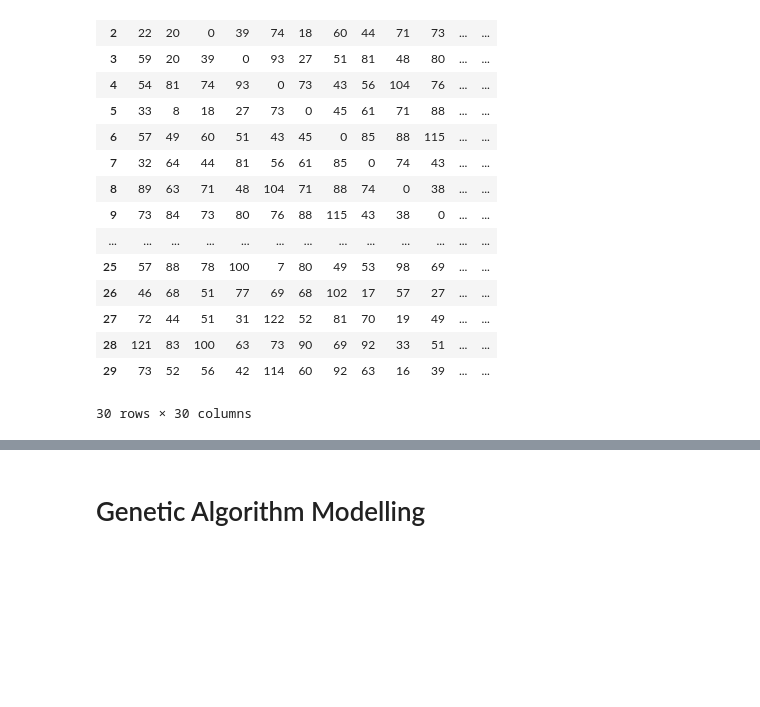
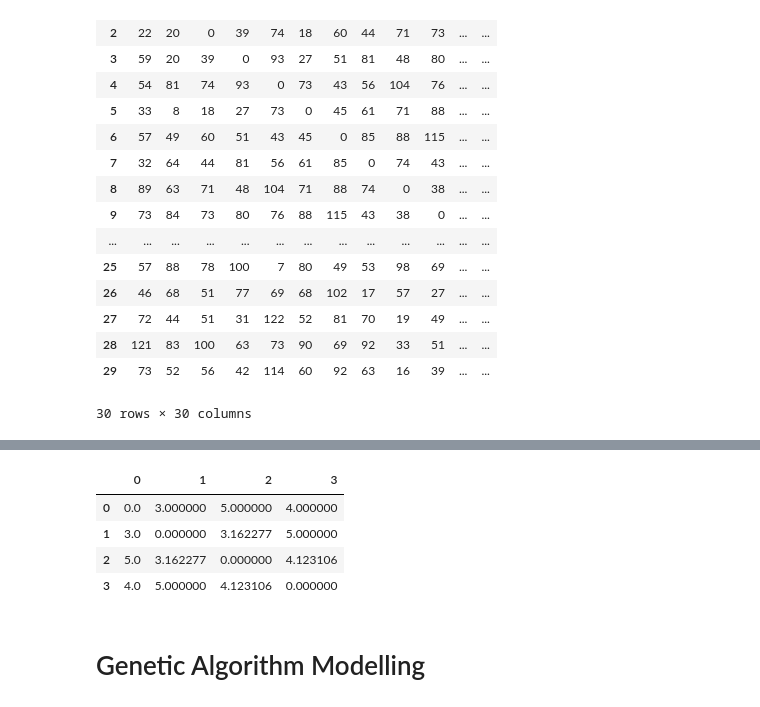
Before and after one commit to satriabimantara/Travelling-Salesman-Problem-Genetic-Algorithm, a Jupyter notebook: Travelling Salesman Problem with Genetic Algorithm.ipynb, the cells around one changed output, grey strips where cells are left out. Saved outputs shown, nothing was run; the diff lists cells and outputs as text; code cells hidden in the pictures; blank space fills up the shorter version.

```diff
--- a/Travelling Salesman Problem with Genetic Algorithm.ipynb
+++ b/Travelling Salesman Problem with Genetic Algorithm.ipynb
@@ -34,3 +55,11 @@ tsp_df
+# %%
+tsp_df_grid04_dist
+# %% [output]
+|  | 0 | 1 | 2 | 3 |
+| 0 | 0.0 | 3.000000 | 5.000000 | 4.000000 |
+| 1 | 3.0 | 0.000000 | 3.162277 | 5.000000 |
+| 2 | 5.0 | 3.162277 | 0.000000 | 4.123106 |
+| 3 | 4.0 | 5.000000 | 4.123106 | 0.000000 |
 # %% [markdown]
 # Genetic Algorithm Modelling
 # %% [markdown]
```
Also changed, not shown: parts of 20 cells of this notebook.
